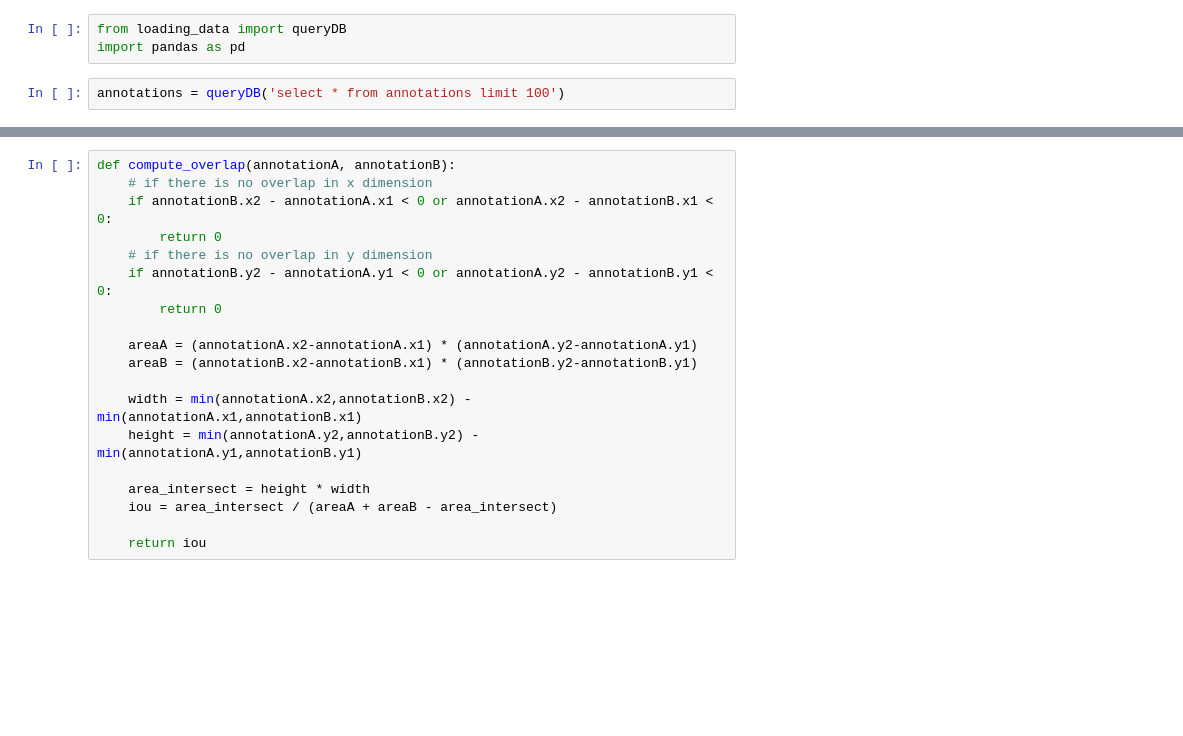
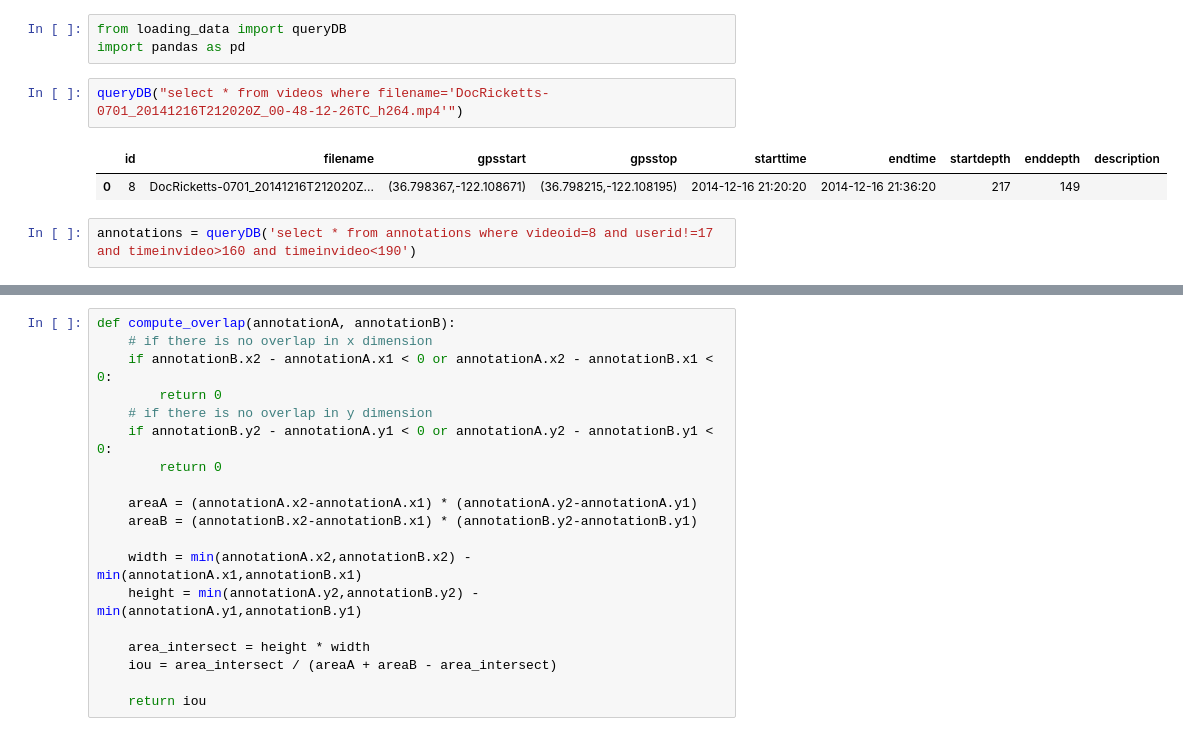
Before and after one commit to video-annotation-project/video-annotation-tool, a Jupyter notebook: ml/videof1tests.ipynb, the cells around one changed output, grey strips where cells are left out. Saved outputs shown, nothing was run; the diff lists cells and outputs as text; blank space fills up the shorter version.

```diff
--- a/ml/videof1tests.ipynb
+++ b/ml/videof1tests.ipynb
@@ -1,5 +1,10 @@
 # %%
 from loading_data import queryDB
 import pandas as pd
-# %%
-annotations = queryDB('select * from annotations limit 100')
+# %%
+queryDB("select * from videos where filename='DocRicketts-0701_20141216T212020Z_00-48-12-26TC_h264.mp4'")
+# %% [output]
+|  | id | filename | gpsstart | gpsstop | starttime | endtime | startdepth | enddepth | description |
+| 0 | 8 | DocRicketts-0701_20141216T212020Z... | (36.798367,-122.108671) | (36.798215,-122.108195) | 2014-12-16 21:20:20 | 2014-12-16 21:36:20 | 217 | 149 |  |
+# %%
+annotations = queryDB('select * from annotations where videoid=8 and userid!=17 and timeinvideo>160 and timeinvideo<190')
```
Also changed, not shown: parts of 14 cells of this notebook, 1 other file.
